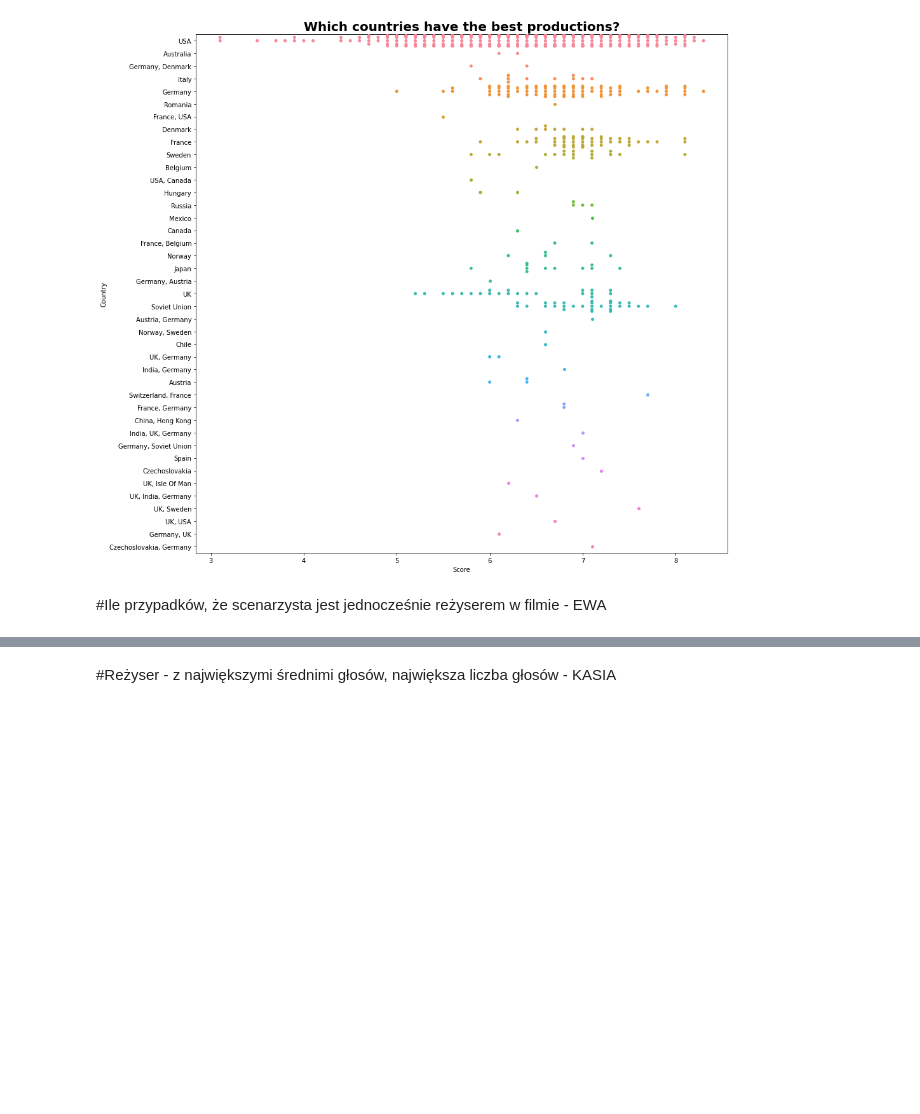
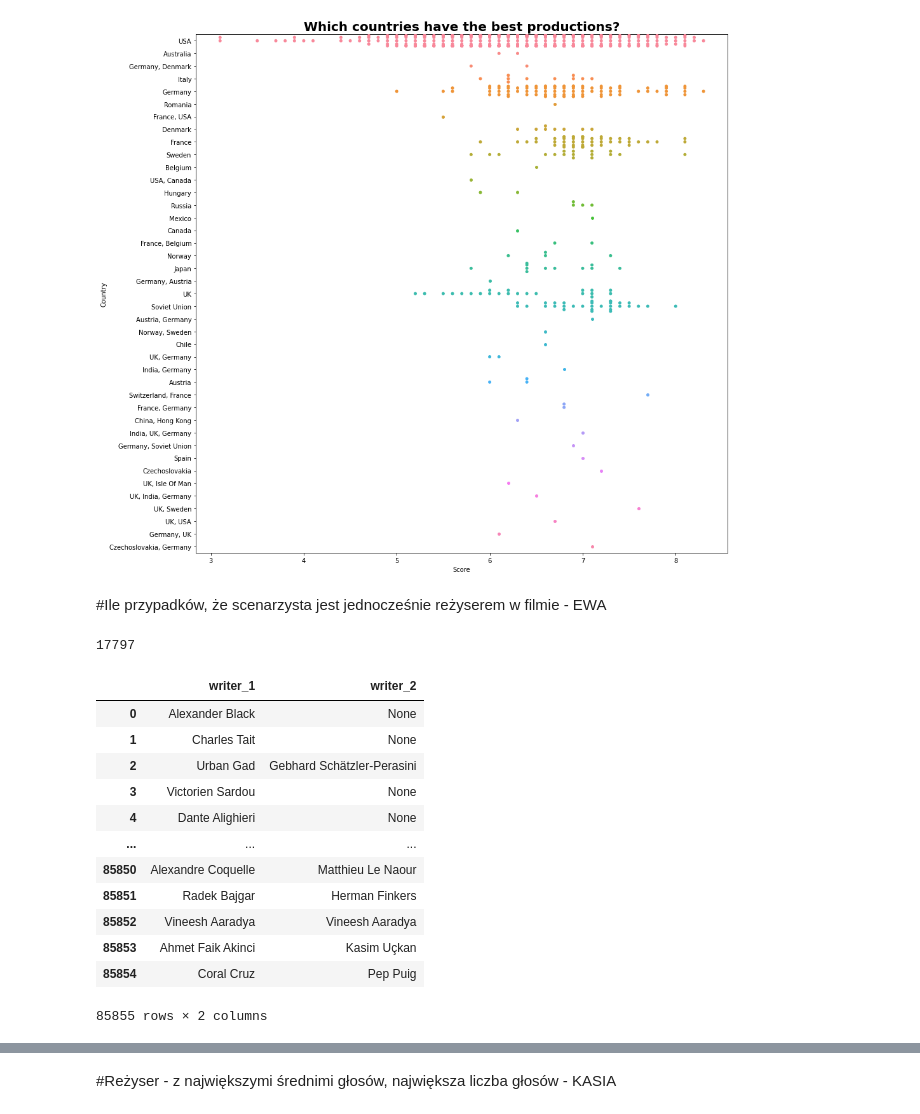
Before and after one commit to KatBotkowska/CodersCrew, a Jupyter notebook: Netflix_data.ipynb, the cells around one changed output, grey strips where cells are left out. Cells and saved outputs as stored; diff of their text form; code cells hidden in the pictures; blank space fills up the shorter version.

```diff
--- a/Netflix_data.ipynb
+++ b/Netflix_data.ipynb
@@ -714,3 +719,29 @@ plt.show()
 [figure]
 # %% [markdown]
 #Ile przypadków, że scenarzysta jest jednocześnie reżyserem w filmie - EWA
+# %%
+imdb_movies = pd.read_csv('/content/[netflix]/IMDb movies.csv')
+# %%
+imdb_movies[imdb_movies.writer == imdb_movies.director].director.count()
+# to tak prosto, czyli odpowiada na postawione pytanie,
+# ale tylko wtedy jeśli jest jeden reżyser i jeden scenarzysta.
+# %% [output]
+17797
+# %%
+imdb_movies['writer_1'] = imdb_movies.writer.str.split(pat=',', expand=True)[0]
+imdb_movies['writer_2'] = imdb_movies.writer.str.split(pat=',', expand=True)[1]
+imdb_movies[['writer_1', 'writer_2']]
+# %% [output]
+|  | writer_1 | writer_2 |
+| 0 | Alexander Black | None |
+| 1 | Charles Tait | None |
+| 2 | Urban Gad | Gebhard Schätzler-Perasini |
+| 3 | Victorien Sardou | None |
+| 4 | Dante Alighieri | None |
+| ... | ... | ... |
+| 85850 | Alexandre Coquelle | Matthieu Le Naour |
+| 85851 | Radek Bajgar | Herman Finkers |
+| 85852 | Vineesh Aaradya | Vineesh Aaradya |
+| 85853 | Ahmet Faik Akinci | Kasim Uçkan |
+| 85854 | Coral Cruz | Pep Puig |
+85855 rows × 2 columns
```
Also changed, not shown: parts of 24 cells of this notebook.
